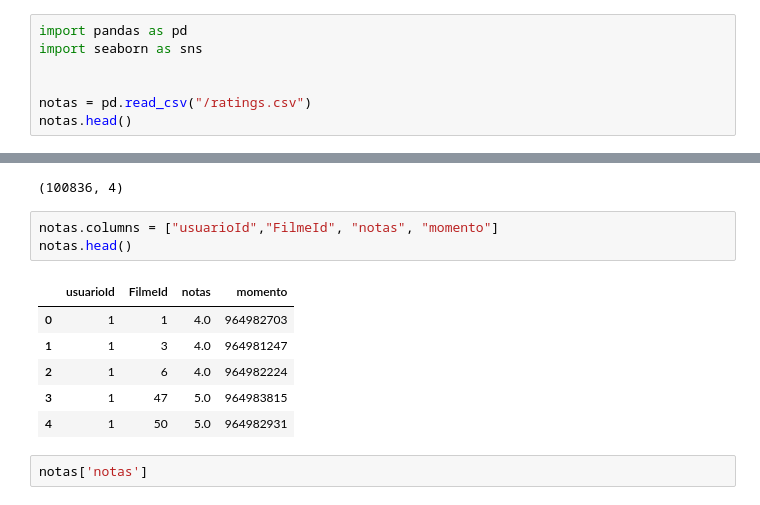
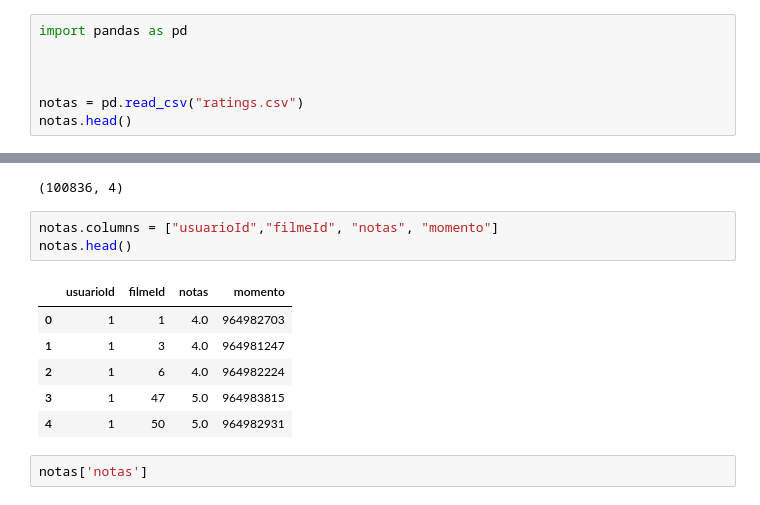
Before and after one commit to Su66us/Python, a Jupyter notebook: Introdução_a_Data_Science.ipynb, the cells around one changed output, grey strips where cells are left out. Drawn from its saved outputs; the diff is of its cells as text.

```diff
--- a/Introdução_a_Data_Science.ipynb
+++ b/Introdução_a_Data_Science.ipynb
@@ -3,9 +5,9 @@
 # %%
 import pandas as pd
-import seaborn as sns
 
 
-notas = pd.read_csv("/ratings.csv")
+
+notas = pd.read_csv("ratings.csv")
 notas.head()
 # %% [output]
 |  | userId | movieId | rating | timestamp |
@@ -19,10 +21,10 @@ notas.shape
 # %% [output]
 (100836, 4)
 # %%
-notas.columns = ["usuarioId","FilmeId", "notas", "momento"]
+notas.columns = ["usuarioId","filmeId", "notas", "momento"]
 notas.head()
 # %% [output]
-|  | usuarioId | FilmeId | notas | momento |
+|  | usuarioId | filmeId | notas | momento |
 | 0 | 1 | 1 | 4.0 | 964982703 |
 | 1 | 1 | 3 | 4.0 | 964981247 |
 | 2 | 1 | 6 | 4.0 | 964982224 |
```
Also changed, not shown: parts of 16 cells of this notebook.
